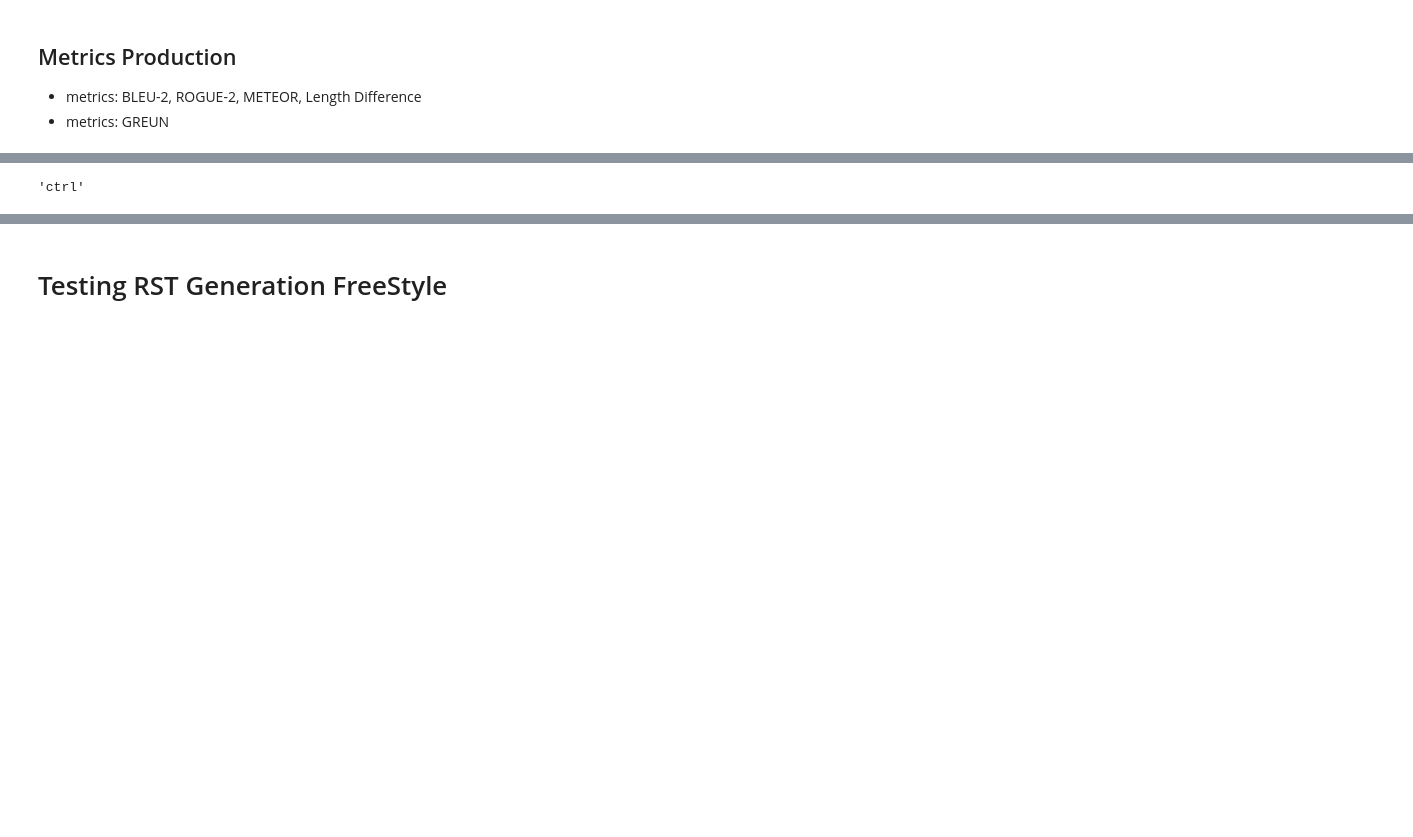
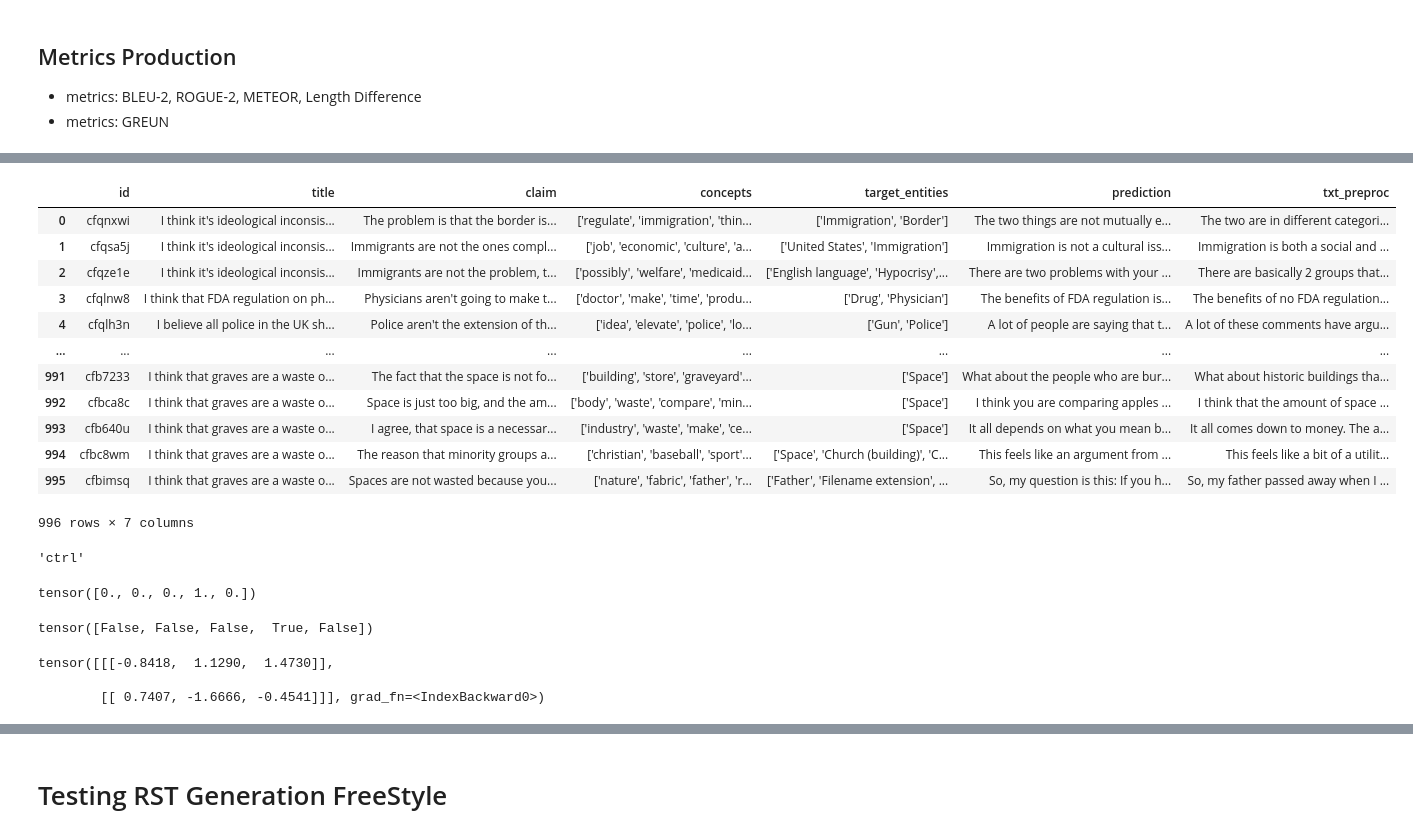
Before and after one commit to Rilwan-Adewoyin/RSTGen, a Jupyter notebook: rl_conv/pretrain/NLG/Experiments.ipynb, the cells around one changed output, grey strips where cells are left out. Cells and saved outputs as stored; diff of their text form; code cells hidden in the pictures; blank space fills up the shorter version.

```diff
--- a/rl_conv/pretrain/NLG/Experiments.ipynb
+++ b/rl_conv/pretrain/NLG/Experiments.ipynb
@@ -3946,7 +3946,7 @@ def automated_metrics(li_reference, li_prediction, mn):
     _len_true = np.mean([len(text.split(' ')) for text in li_reference ])
     _len_diff = _len_pred - _len_true
 
-    return { 'mn':mn,'rogue1':clean(rogue1,mn) ,'rogue2':clean(rogue2,mn), 'meteor':clean(meteor,mn) , 'len':round(_len_pred,0), 'len_diff':round(_len_diff,2) }
+    return { 'mn':mn,'rogue1':round(rogue1,2) ,'rogue2':round(rogue2,2), 'meteor':round(meteor,2) , 'len':round(_len_pred,0), 'len_diff':round(_len_diff,2) }
 
 def GREUN_metrics(greun_evaluator, li_prediction, mn):
 
@@ -3958,7 +3958,7 @@ def GREUN_metrics(greun_evaluator, li_prediction, mn):
 
 dict_mn_rpath = {
     "ctrl": os.path.join(path_arg_gen,'ctrl','preds.csv'),
-    "pair": os.path.join(path_arg_gen,'pair', 'preds.csv'),
+#     "pair": os.path.join(path_arg_gen,'pair', 'preds.csv'),
     "dyploc": os.path.join(path_arg_gen,'dyploc', 'preds.csv'),
 #     "rstgpt_pair": os.path.join(path_arg_gen,'rstgpt_pair', 'preds.csv'),
 #     "rstgpt_pair_qha": os.path.join(path_arg_gen,'rstgpt_pair_qha', 'preds.csv'),
@@ -3976,7 +3976,11 @@ try:
     for mn, path in dict_mn_rpath.items():
 
         df_preds = pd.read_csv(path)
-        li_reference = df_preds['reference'].tolist()[:5]
+        try:
+            li_reference = df_preds['reference'].tolist()[:5]
+        except Exception as e:
+            li_reference = df_preds['txt_preproc'].tolist()[:5]
+
         li_prediction = df_preds['prediction'].tolist()[:5]
 
         am = automated_metrics(li_reference, li_prediction, mn)
@@ -4012,3 +4041,19 @@ KeyError: 'reference'
+# %%
+df_preds
+# %% [output]
+|  | id | title | claim | concepts | target_entities | prediction | txt_preproc |
+| 0 | cfqnxwi | I think it's ideological inconsis... | The problem is that the border is... | ['regulate', 'immigration', 'thin... | ['Immigration', 'Border'] | The two things are not mutually e... | The two are in different categori... |
+| 1 | cfqsa5j | I think it's ideological inconsis... | Immigrants are not the ones compl... | ['job', 'economic', 'culture', 'a... | ['United States', 'Immigration'] | Immigration is not a cultural iss... | Immigration is both a social and ... |
+| 2 | cfqze1e | I think it's ideological inconsis... | Immigrants are not the problem, t... | ['possibly', 'welfare', 'medicaid... | ['English language', 'Hypocrisy',... | There are two problems with your ... | There are basically 2 groups that... |
+| 3 | cfqlnw8 | I think that FDA regulation on ph... | Physicians aren't going to make t... | ['doctor', 'make', 'time', 'produ... | ['Drug', 'Physician'] | The benefits of FDA regulation is... | The benefits of no FDA regulation... |
+| 4 | cfqlh3n | I believe all police in the UK sh... | Police aren't the extension of th... | ['idea', 'elevate', 'police', 'lo... | ['Gun', 'Police'] | A lot of people are saying that t... | A lot of these comments have argu... |
+| ... | ... | ... | ... | ... | ... | ... | ... |
+| 991 | cfb7233 | I think that graves are a waste o... | The fact that the space is not fo... | ['building', 'store', 'graveyard'... | ['Space'] | What about the people who are bur... | What about historic buildings tha... |
+| 992 | cfbca8c | I think that graves are a waste o... | Space is just too big, and the am... | ['body', 'waste', 'compare', 'min... | ['Space'] | I think you are comparing apples ... | I think that the amount of space ... |
+| 993 | cfb640u | I think that graves are a waste o... | I agree, that space is a necessar... | ['industry', 'waste', 'make', 'ce... | ['Space'] | It all depends on what you mean b... | It all comes down to money. The a... |
+| 994 | cfbc8wm | I think that graves are a waste o... | The reason that minority groups a... | ['christian', 'baseball', 'sport'... | ['Space', 'Church (building)', 'C... | This feels like an argument from ... | This feels like a bit of a utilit... |
+| 995 | cfbimsq | I think that graves are a waste o... | Spaces are not wasted because you... | ['nature', 'fabric', 'father', 'r... | ['Father', 'Filename extension', ... | So, my question is this: If you h... | So, my father passed away when I ... |
+996 rows × 7 columns
 # %%
 mn
 # %% [output]
@@ -4015,0 +4075,14 @@ mn
+# %%
+rw
+# %% [output]
+tensor([0., 0., 0., 1., 0.])
+# %%
+rw==1
+# %% [output]
+tensor([False, False, False,  True, False])
+# %%
+out[:, rw==1]
+# %% [output]
+tensor([[[-0.8418,  1.1290,  1.4730]],
+
+        [[ 0.7407, -1.6666, -0.4541]]], grad_fn=<IndexBackward0>)
```
Also changed, not shown: parts of 3 cells of this notebook, 10 other files.
